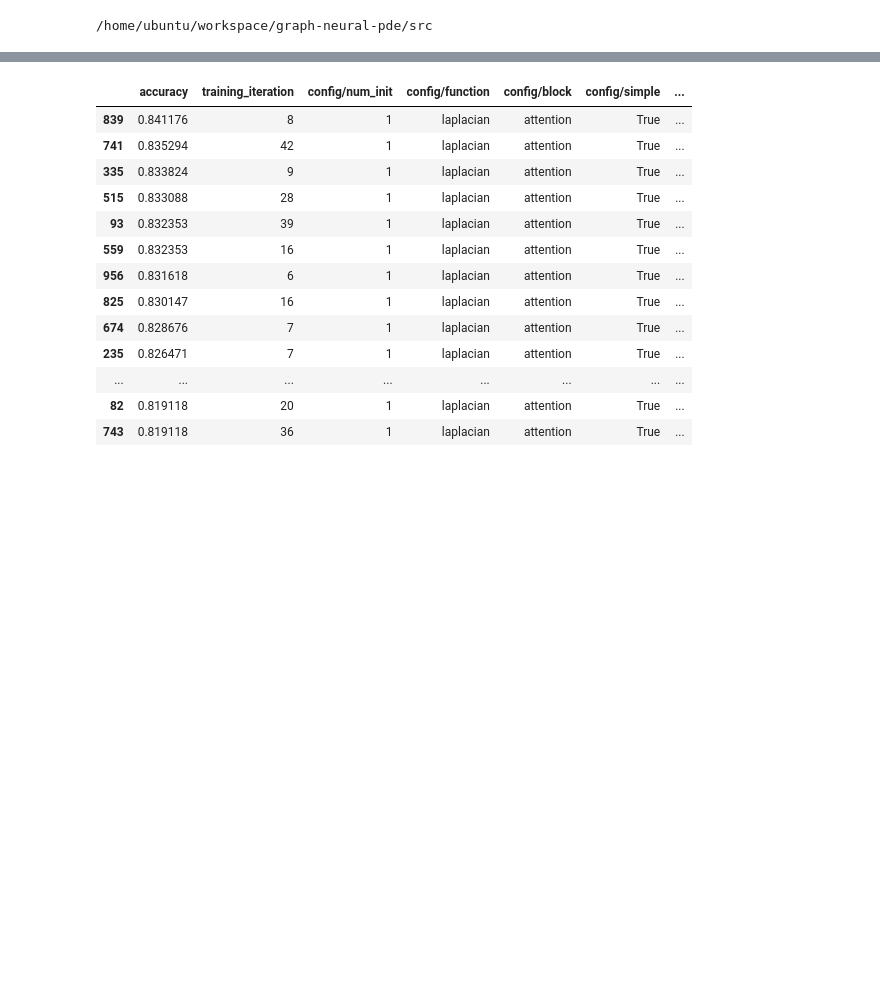
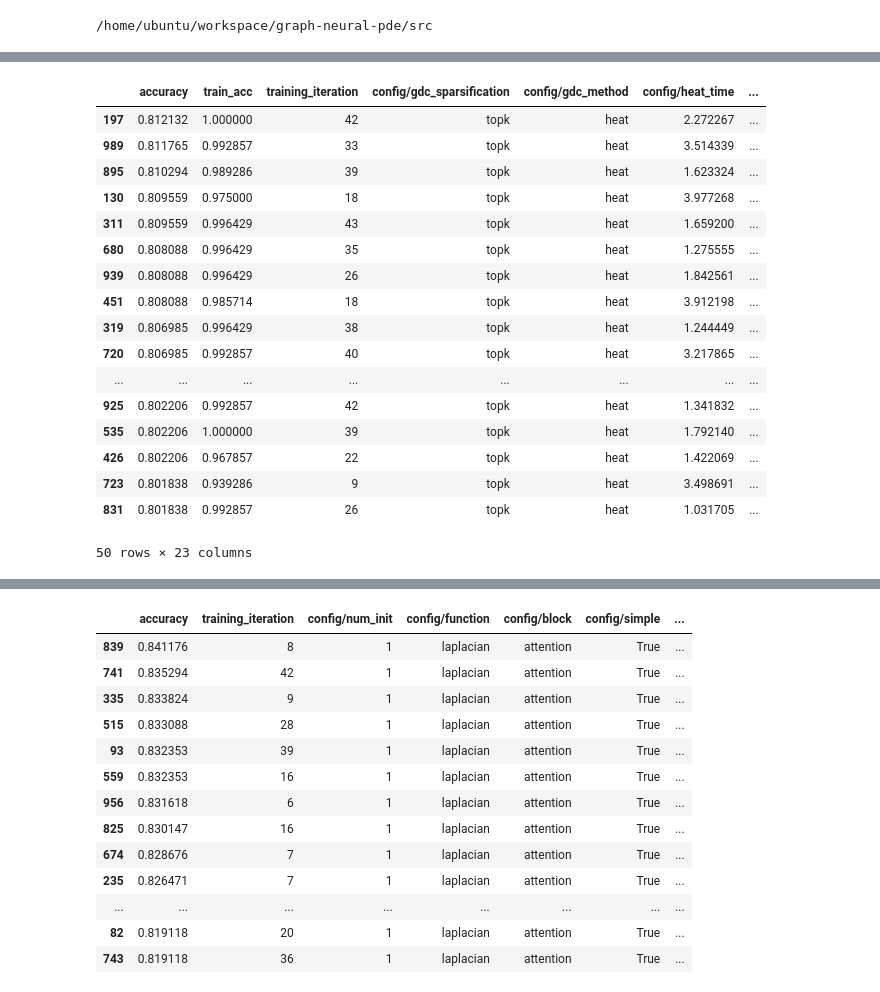
Before and after one commit to twitter-research/graph-neural-pde, a Jupyter notebook: notebooks/ray_analysis.ipynb, the cells around one changed output, grey strips where cells are left out. Cells and saved outputs as stored; diff of their text form; code cells hidden in the pictures; blank space fills up the shorter version.

```diff
--- a/notebooks/ray_analysis.ipynb
+++ b/notebooks/ray_analysis.ipynb
@@ -36,0 +102,22 @@ print(len(df))
+# %%
+df = get_analysis('cora-lin-att-rewiring2', rewire_cols)
+df.head(50)
+# %% [output]
+|  | accuracy | train_acc | training_iteration | config/gdc_sparsification | config/gdc_method | config/heat_time | ... |
+| 197 | 0.812132 | 1.000000 | 42 | topk | heat | 2.272267 | ... |
+| 989 | 0.811765 | 0.992857 | 33 | topk | heat | 3.514339 | ... |
+| 895 | 0.810294 | 0.989286 | 39 | topk | heat | 1.623324 | ... |
+| 130 | 0.809559 | 0.975000 | 18 | topk | heat | 3.977268 | ... |
+| 311 | 0.809559 | 0.996429 | 43 | topk | heat | 1.659200 | ... |
+| 680 | 0.808088 | 0.996429 | 35 | topk | heat | 1.275555 | ... |
+| 939 | 0.808088 | 0.996429 | 26 | topk | heat | 1.842561 | ... |
+| 451 | 0.808088 | 0.985714 | 18 | topk | heat | 3.912198 | ... |
+| 319 | 0.806985 | 0.996429 | 38 | topk | heat | 1.244449 | ... |
+| 720 | 0.806985 | 0.992857 | 40 | topk | heat | 3.217865 | ... |
+| ... | ... | ... | ... | ... | ... | ... | ... |
+| 925 | 0.802206 | 0.992857 | 42 | topk | heat | 1.341832 | ... |
+| 535 | 0.802206 | 1.000000 | 39 | topk | heat | 1.792140 | ... |
+| 426 | 0.802206 | 0.967857 | 22 | topk | heat | 1.422069 | ... |
+| 723 | 0.801838 | 0.939286 | 9 | topk | heat | 3.498691 | ... |
+| 831 | 0.801838 | 0.992857 | 26 | topk | heat | 1.031705 | ... |
+50 rows × 23 columns
```
Also changed, not shown: parts of 45 cells of this notebook.
